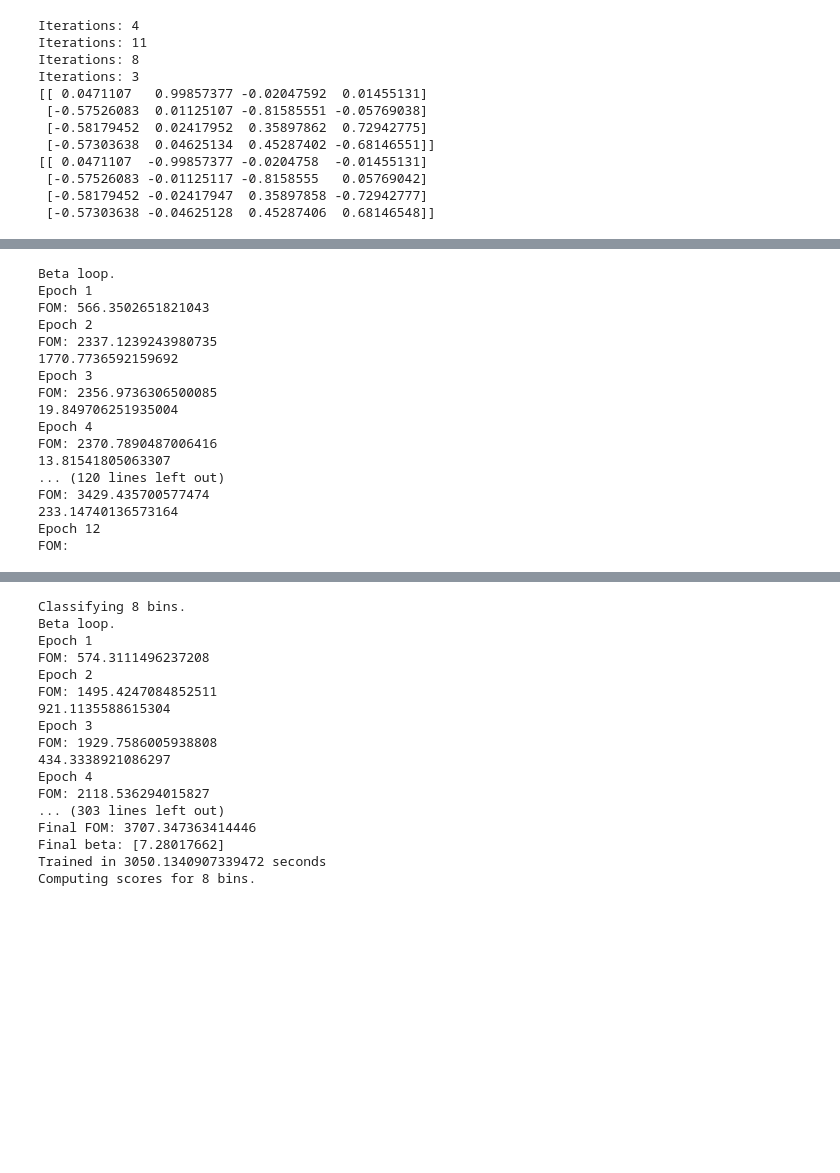
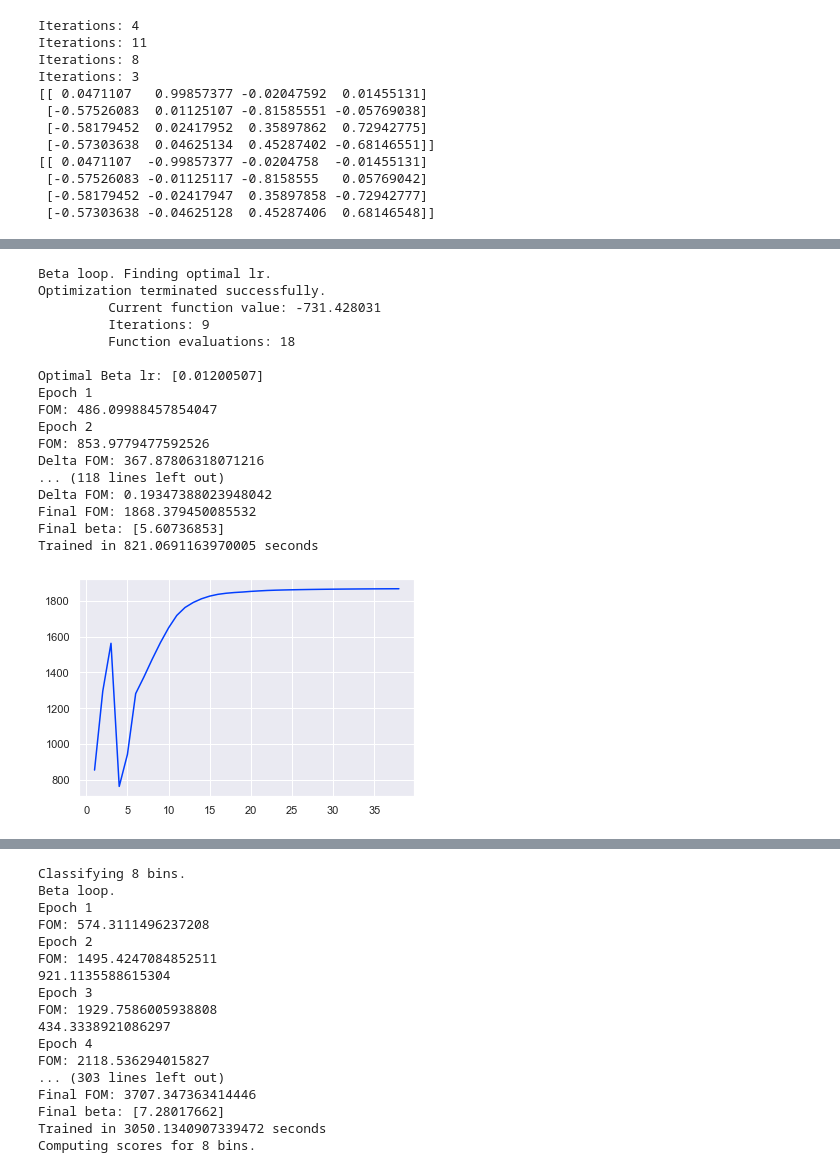
Before and after one commit to LSSTDESC/tomo_challenge, a Jupyter notebook: notebooks/pca_cluster.ipynb, the cells around one changed output, grey strips where cells are left out. Saved outputs shown, nothing was run; the diff lists cells and outputs as text; code cells hidden in the pictures; blank space fills up the shorter version.

```diff
--- a/notebooks/pca_cluster.ipynb
+++ b/notebooks/pca_cluster.ipynb
@@ -337,27 +377,28 @@ def classify(points, centroids):
     return jnp.argmin(dist, axis=0)
 # %%
 t0 = time.perf_counter()
-centers = fit_centroids(data_cut, z_cut, num_centroids=7, num_epochs=70, impl="fom", lr=0.015)
+centers = fit_centroids(data_cut, z_cut, num_centroids=3, num_epochs=70, impl="fom", lr=0.01)
 duration = time.perf_counter() - t0
 print(f"Trained in {duration} seconds")
 # %% [output]
-Beta loop.
+Beta loop. Finding optimal lr.
+Optimization terminated successfully.
+         Current function value: -731.428031
+         Iterations: 9
+         Function evaluations: 18
+
+Optimal Beta lr: [0.01200507]
 Epoch 1
-FOM: 566.3502651821043
+FOM: 486.09988457854047
 Epoch 2
-FOM: 2337.1239243980735
-1770.7736592159692
-Epoch 3
-FOM: 2356.9736306500085
-19.849706251935004
-Epoch 4
-FOM: 2370.7890487006416
-13.81541805063307
-... (120 lines left out)
-FOM: 3429.435700577474
-233.14740136573164
-Epoch 12
-FOM:
+FOM: 853.9779477592526
+Delta FOM: 367.87806318071216
+... (118 lines left out)
+Delta FOM: 0.19347388023948042
+Final FOM: 1868.379450085532
+Final beta: [5.60736853]
+Trained in 821.0691163970005 seconds
+[figure, added]
 # %%
 fig, ax = plt.subplots(figsize=(15, 10))
 
```
Also changed, not shown: parts of 15 cells of this notebook.
